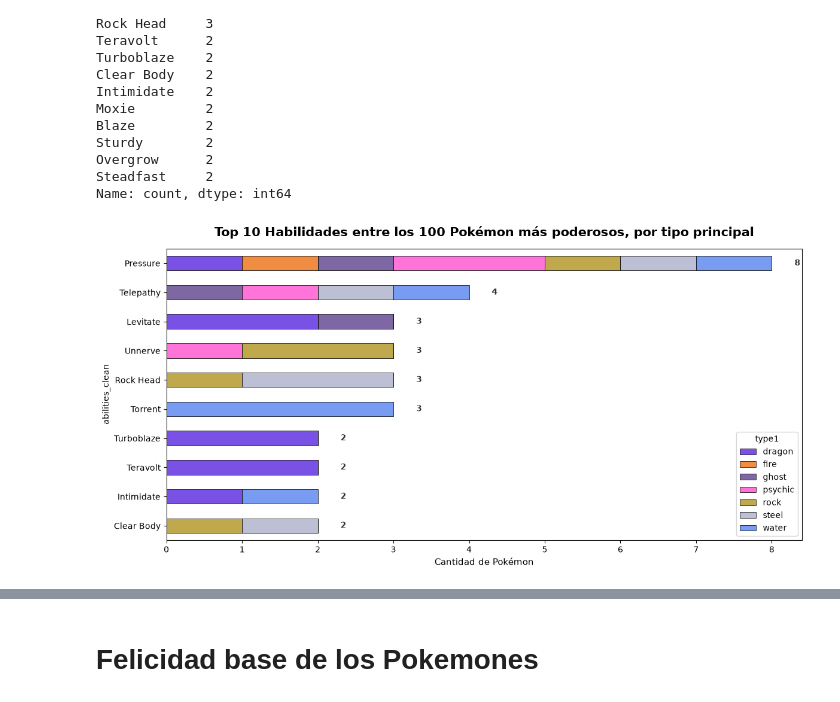
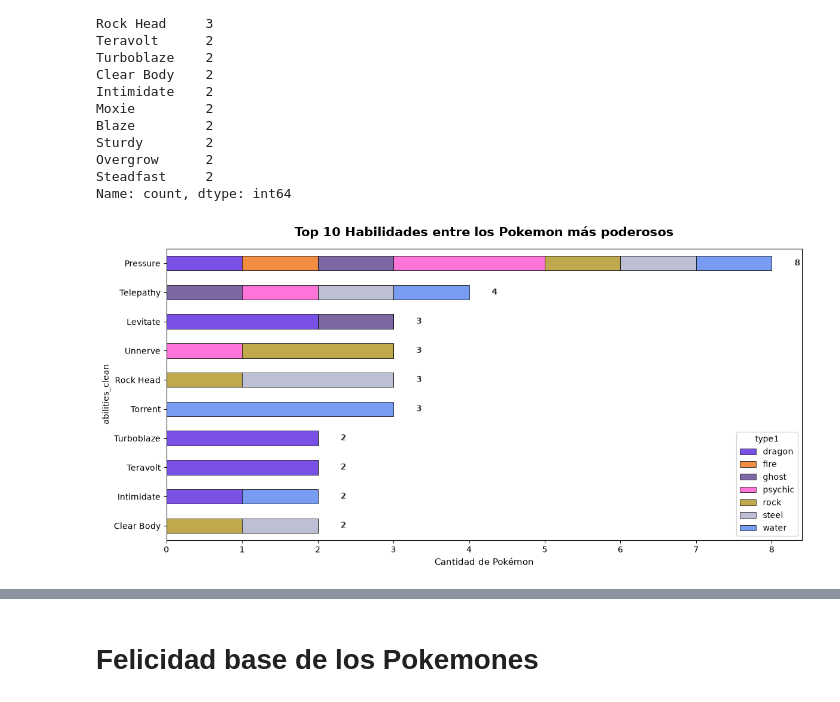
Before and after one commit to keitzeta/Pokemon-Inference-Classification-Outcomes, a Jupyter notebook: Pokemon.ipynb, the cells around one changed output, grey strips where cells are left out. Drawn from its saved outputs; the diff is of its cells as text; code cells hidden in the pictures.

```diff
--- a/Pokemon.ipynb
+++ b/Pokemon.ipynb
@@ -176,0 +244,35 @@ plt.show()
+# %%
+promedio_gen_split = PokemonSet.groupby(['generation', 'is_legendary'])['base_total'].mean().unstack()
+promedio_gen_split.columns = ['No legendario', 'Legendario']
+
+cantidad_gen_split = PokemonSet.groupby(['generation', 'is_legendary']).size().unstack()
+cantidad_gen_split.columns = ['No legendario', 'Legendario']
+
+x = np.arange(len(promedio_gen_split.index))
+ancho = 0.35
+
+fig, ax = plt.subplots(figsize=(10, 5))
+
+barras1 = ax.bar(x - ancho/2, promedio_gen_split['No legendario'], ancho,
+                  color='#3498db', edgecolor='black', alpha=0.9, label='No legendario')
+barras2 = ax.bar(x + ancho/2, promedio_gen_split['Legendario'], ancho,
+                  color='#e74c3c', edgecolor='black', alpha=0.9, label='Legendario')
+
+for barra, gen in zip(barras1, promedio_gen_split.index):
+    n = cantidad_gen_split.loc[gen, 'No legendario']
+    ax.text(barra.get_x() + barra.get_width()/2, barra.get_height() + 3,
+            f'n={int(n)}', ha='center', fontsize=9, fontweight='bold')
+
+for barra, gen in zip(barras2, promedio_gen_split.index):
+    n = cantidad_gen_split.loc[gen, 'Legendario']
+    ax.text(barra.get_x() + barra.get_width()/2, barra.get_height() + 3,
+            f'n={int(n)}', ha='center', fontsize=9, fontweight='bold')
+
+ax.set_title('Base Total Promedio y cantidad de pokemones por Generación', fontweight='bold', fontsize=14)
+ax.set_xlabel('Generación')
+ax.set_ylabel('Base Total Promedio')
+ax.set_xticks(x)
+ax.set_xticklabels(promedio_gen_split.index)
+ax.legend(title='')
+plt.tight_layout()
+plt.show()
@@ -798,41 +931,41 @@ Name: count, dtype: int64
 # %%
 top_10_habilidades = frecuencia_habilidades_top.head(10).index.tolist()
 
-top_100_habilidades_filtrado = top_50_habilidades[
+top_50_habilidades_filtrado = top_50_habilidades[
     top_50_habilidades['abilities_clean'].isin(top_10_habilidades)
 ]
 
 tabla_tipos_top = (
-    top_100_habilidades_filtrado
+    top_50_habilidades_filtrado
     .groupby(['abilities_clean', 'type1'])
     .size()
     .unstack(fill_value=0)
 )
 
 tabla_tipos_top['Total'] = tabla_tipos_top.sum(axis=1)
 tabla_tipos_top = tabla_tipos_top.sort_values('Total', ascending=True)
 totales_top = tabla_tipos_top['Total']
 tabla_tipos_top = tabla_tipos_top.drop(columns=['Total'])
 
 colores_apilados_top = [colores_tipos.get(col, '#CCCCCC') for col in tabla_tipos_top.columns]
 
 fig, ax = plt.subplots(figsize=(12, 6))
 tabla_tipos_top.plot(
     kind='barh',
     stacked=True,
     color=colores_apilados_top,
     edgecolor='black',
     linewidth=0.6,
     alpha=0.9,
     ax=ax
 )
 
 for i, (habilidad, total) in enumerate(totales_top.items()):
     ax.text(total + 0.3, i, f'{int(total)}', va='center', fontsize=10, fontweight='bold', color='#333333')
 
-plt.title('Top 10 Habilidades entre los 100 Pokémon más poderosos, por tipo principal', fontsize=15, weight='bold', pad=15)
+plt.title('Top 10 Habilidades entre los Pokemon más poderosos', fontsize=15, weight='bold', pad=15)
 plt.xlabel('Cantidad de Pokémon', fontsize=11)
 plt.tight_layout()
 plt.show()
 # %% [output]
-[figure, old version]
+[figure, new version]
```
Also changed, not shown: parts of 33 cells of this notebook.
